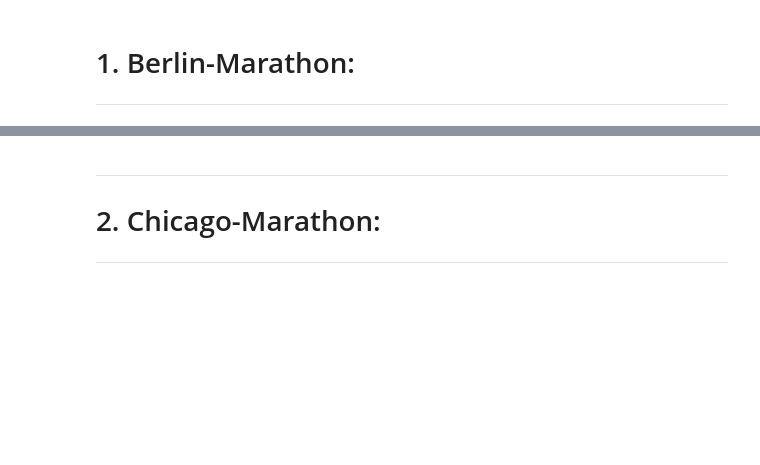
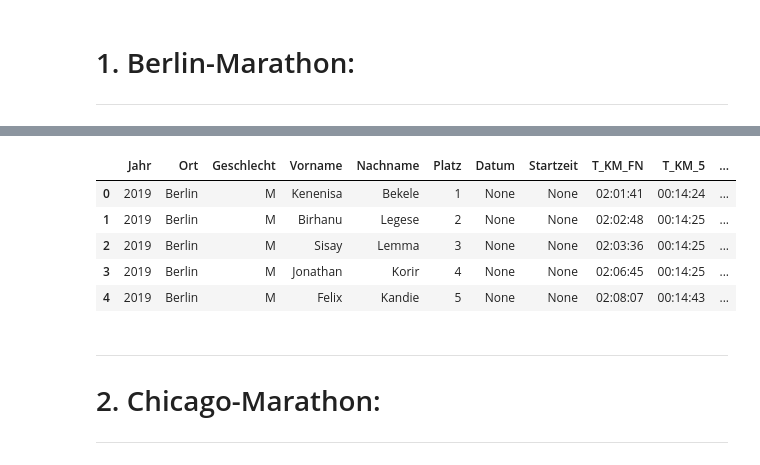
Before and after one commit to Wade-Sys/wma, a Jupyter notebook: Marathon/harmonize_wmm_data_all.ipynb, the cells around one changed output, grey strips where cells are left out. Drawn from its saved outputs; the diff is of its cells as text; code cells hidden in the pictures; blank space fills up the shorter version.

Commit message:
1) Neues Notebook zum aufbereiten der Daten (Prepare Notebook) 2) Harmonisierungs Notebook umbenannt 3) Datum wird nun im Prepare Notebook gesetzt. 4) Dateinamen angepasst.

```diff
--- a/Marathon/harmonize_wmm_data_all.ipynb
+++ b/Marathon/harmonize_wmm_data_all.ipynb
@@ -18,7 +18,7 @@ import os
 <hr>
 # %%
 # Hauptverzeichnis setzen
-main_data_path = '/home/paul/python_projects/masterthesis/'
+main_data_path = '/home/paul/python_projects/masterthesis/wma/data/'
 # Das Hauptverzeichnis muss folgende Unterverzeichnisse mit den Daten enthalten (ansonsten müssen diese im Code angepasst werden):
 # /Berlin/
 # /Chicago/
@@ -41,34 +48,26 @@ df_berlin_data_csv.head()
 # %%
 # Nicht benötigte Spalten entfernen
 df_berlin_data = df_berlin_data_csv.drop(columns=['NAT','SN','Verein','Brutto'])
 
 # Spalten hinzufügen
 df_berlin_data['Datum'] = None
 df_berlin_data['Startzeit'] = None
 df_berlin_data['Ort'] = 'Berlin'
 
-# Datum für für das jeweilige Jahr eintragen
-df_berlin_data['Datum'].mask(df_berlin_data['Jahr'] == 2019,'29.09.2019',inplace=True)
-df_berlin_data['Datum'].mask(df_berlin_data['Jahr'] == 2018,'16.09.2018',inplace=True)
-df_berlin_data['Datum'].mask(df_berlin_data['Jahr'] == 2017,'24.09.2017',inplace=True)
-df_berlin_data['Datum'].mask(df_berlin_data['Jahr'] == 2016,'25.09.2016',inplace=True)
-df_berlin_data['Datum'].mask(df_berlin_data['Jahr'] == 2015,'27.09.2015',inplace=True)
-df_berlin_data['Datum'].mask(df_berlin_data['Jahr'] == 2014,'28.09.2014',inplace=True)
-df_berlin_data['Datum'].mask(df_berlin_data['Jahr'] == 2013,'29.09.2013',inplace=True)
-df_berlin_data['Datum'].mask(df_berlin_data['Jahr'] == 2012,'30.09.2012',inplace=True)
-df_berlin_data['Datum'].mask(df_berlin_data['Jahr'] == 2011,'25.09.2011',inplace=True)
-df_berlin_data['Datum'].mask(df_berlin_data['Jahr'] == 2010,'26.09.2010',inplace=True)
-df_berlin_data['Datum'].mask(df_berlin_data['Jahr'] == 2009,'20.09.2009',inplace=True)
-df_berlin_data['Datum'].mask(df_berlin_data['Jahr'] == 2008,'28.09.2008',inplace=True)
-df_berlin_data['Datum'].mask(df_berlin_data['Jahr'] == 2007,'30.09.2007',inplace=True)
-
 # Spalten umbenennen
 df_berlin_data = df_berlin_data.rename(
     columns={'Netto':'T_KM_FN','5KM':'T_KM_5','10KM':'T_KM_10','15KM':'T_KM_15','20KM':'T_KM_20','HM':'T_KM_HM','25KM':'T_KM_25','30KM':'T_KM_30','35KM':'T_KM_35','40KM':'T_KM_40'})
 
 # Spalten umsortieren
 df_berlin_data = df_berlin_data[['Jahr','Ort','Geschlecht','Vorname','Nachname','Platz','Datum','Startzeit','T_KM_FN','T_KM_5','T_KM_10','T_KM_15','T_KM_20','T_KM_HM','T_KM_25','T_KM_30','T_KM_35','T_KM_40']]
 df_berlin_data.head()
+# %% [output]
+|  | Jahr | Ort | Geschlecht | Vorname | Nachname | Platz | Datum | Startzeit | T_KM_FN | T_KM_5 | ... |
+| 0 | 2019 | Berlin | M | Kenenisa | Bekele | 1 | None | None | 02:01:41 | 00:14:24 | ... |
+| 1 | 2019 | Berlin | M | Birhanu | Legese | 2 | None | None | 02:02:48 | 00:14:25 | ... |
+| 2 | 2019 | Berlin | M | Sisay | Lemma | 3 | None | None | 02:03:36 | 00:14:25 | ... |
+| 3 | 2019 | Berlin | M | Jonathan | Korir | 4 | None | None | 02:06:45 | 00:14:25 | ... |
+| 4 | 2019 | Berlin | M | Felix | Kandie | 5 | None | None | 02:08:07 | 00:14:43 | ... |
 # %% [markdown]
 <hr>
 <h1>2. Chicago-Marathon:</h1>
```
Also changed, not shown: parts of 14 cells of this notebook, 3 other files.
